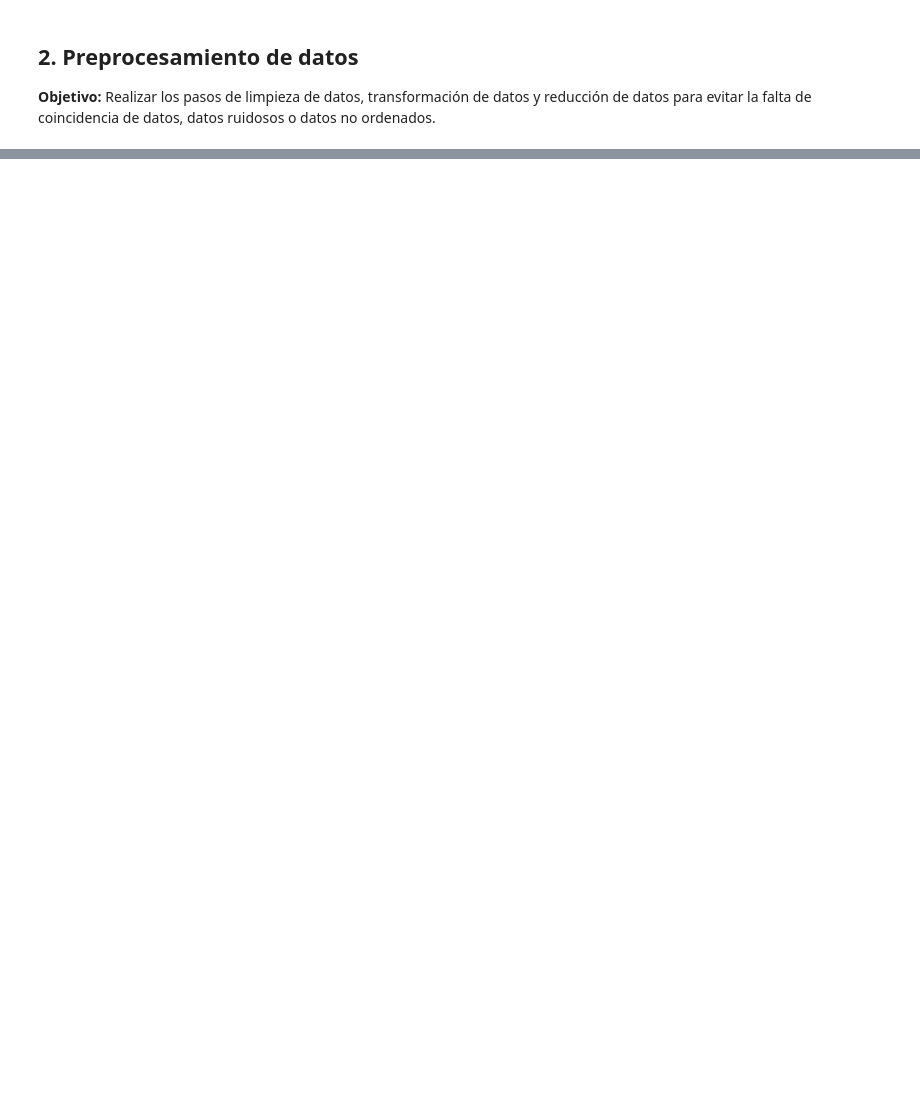
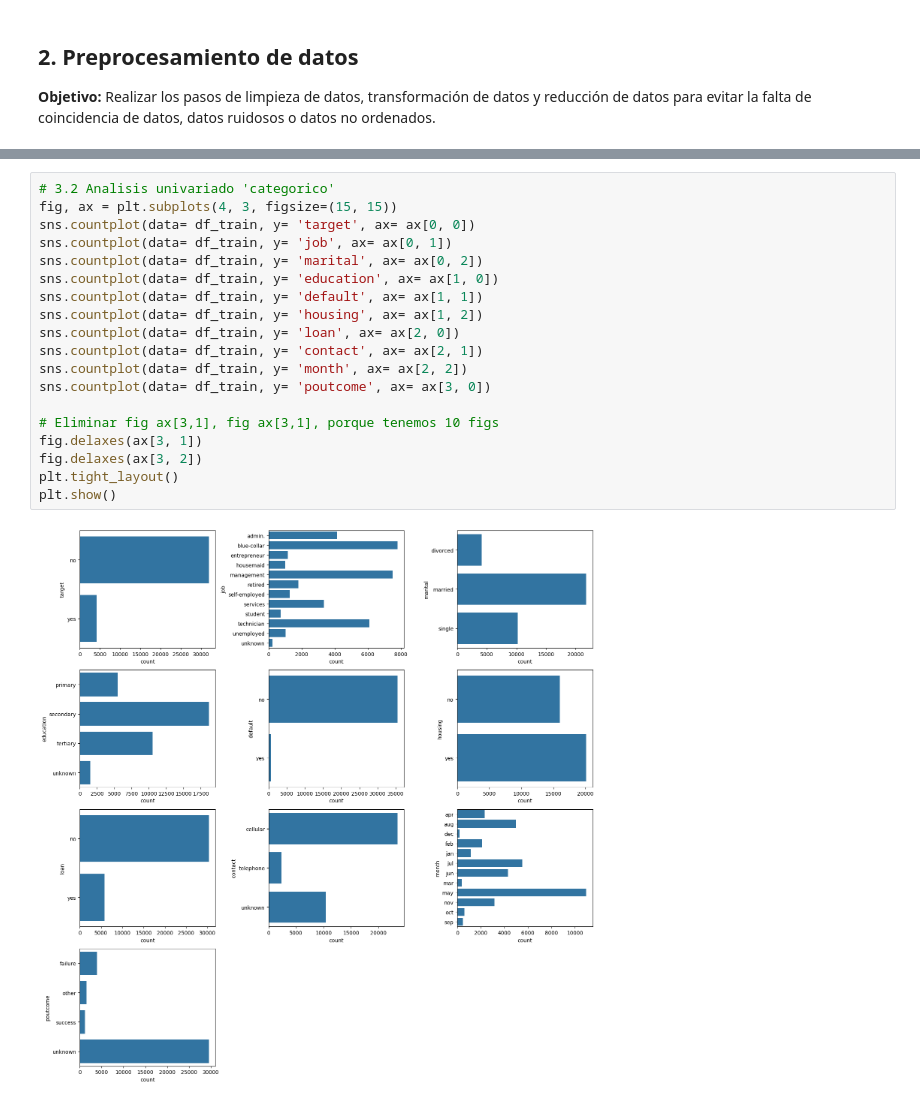
Before and after one commit to a70mico/Final_Project_Data_Science, a Jupyter notebook: src/bank.ipynb, the cells around one changed output, grey strips where cells are left out. Saved outputs shown, nothing was run; the diff lists cells and outputs as text; blank space fills up the shorter version.

```diff
--- a/src/bank.ipynb
+++ b/src/bank.ipynb
@@ -117,0 +286,21 @@ df_raw.sample(10, random_state=42)
+# %%
+# 3.2 Analisis univariado 'categorico'
+fig, ax = plt.subplots(4, 3, figsize=(15, 15))
+sns.countplot(data= df_train, y= 'target', ax= ax[0, 0])
+sns.countplot(data= df_train, y= 'job', ax= ax[0, 1])
+sns.countplot(data= df_train, y= 'marital', ax= ax[0, 2])
+sns.countplot(data= df_train, y= 'education', ax= ax[1, 0])
+sns.countplot(data= df_train, y= 'default', ax= ax[1, 1])
+sns.countplot(data= df_train, y= 'housing', ax= ax[1, 2])
+sns.countplot(data= df_train, y= 'loan', ax= ax[2, 0])
+sns.countplot(data= df_train, y= 'contact', ax= ax[2, 1])
+sns.countplot(data= df_train, y= 'month', ax= ax[2, 2])
+sns.countplot(data= df_train, y= 'poutcome', ax= ax[3, 0])
+
+# Eliminar fig ax[3,1], fig ax[3,1], porque tenemos 10 figs
+fig.delaxes(ax[3, 1])
+fig.delaxes(ax[3, 2])
+plt.tight_layout()
+plt.show()
+# %% [output]
+[figure, added]
```
Also changed, not shown: parts of 10 cells of this notebook.
